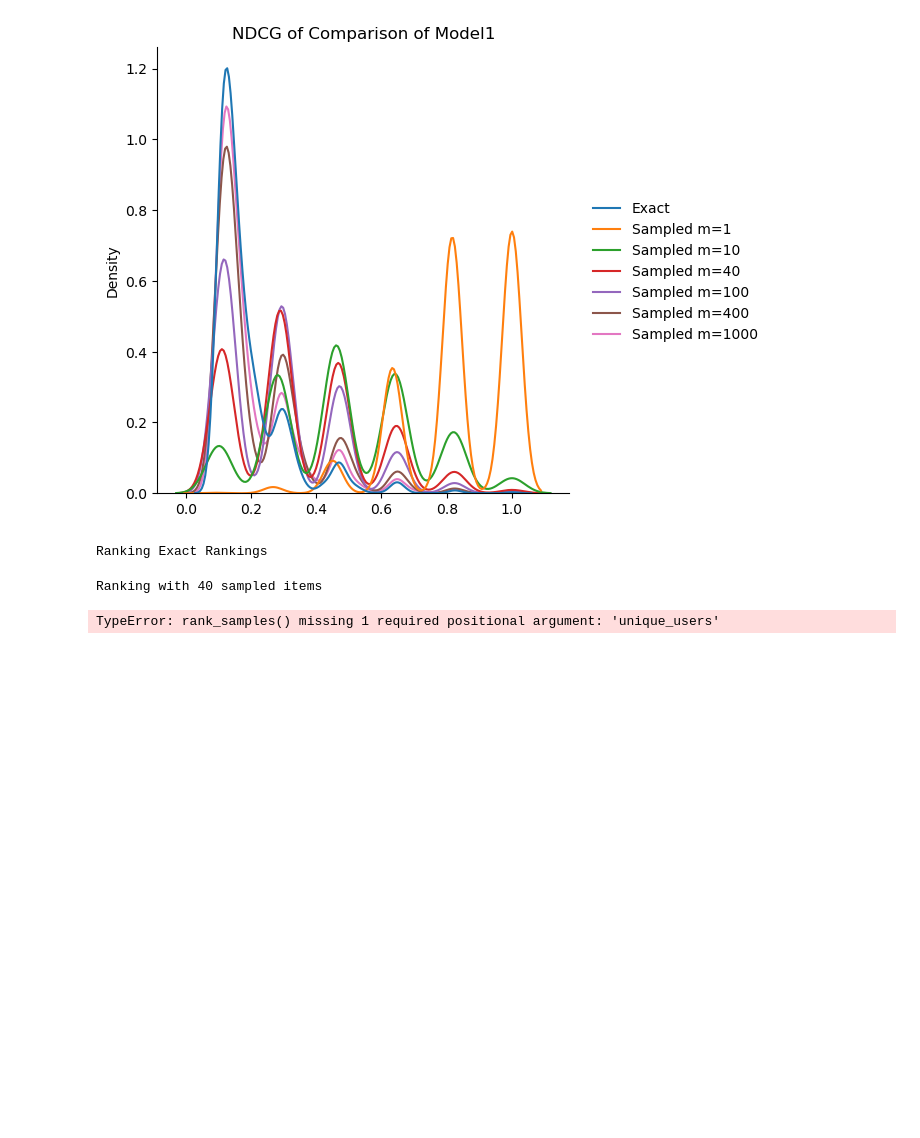
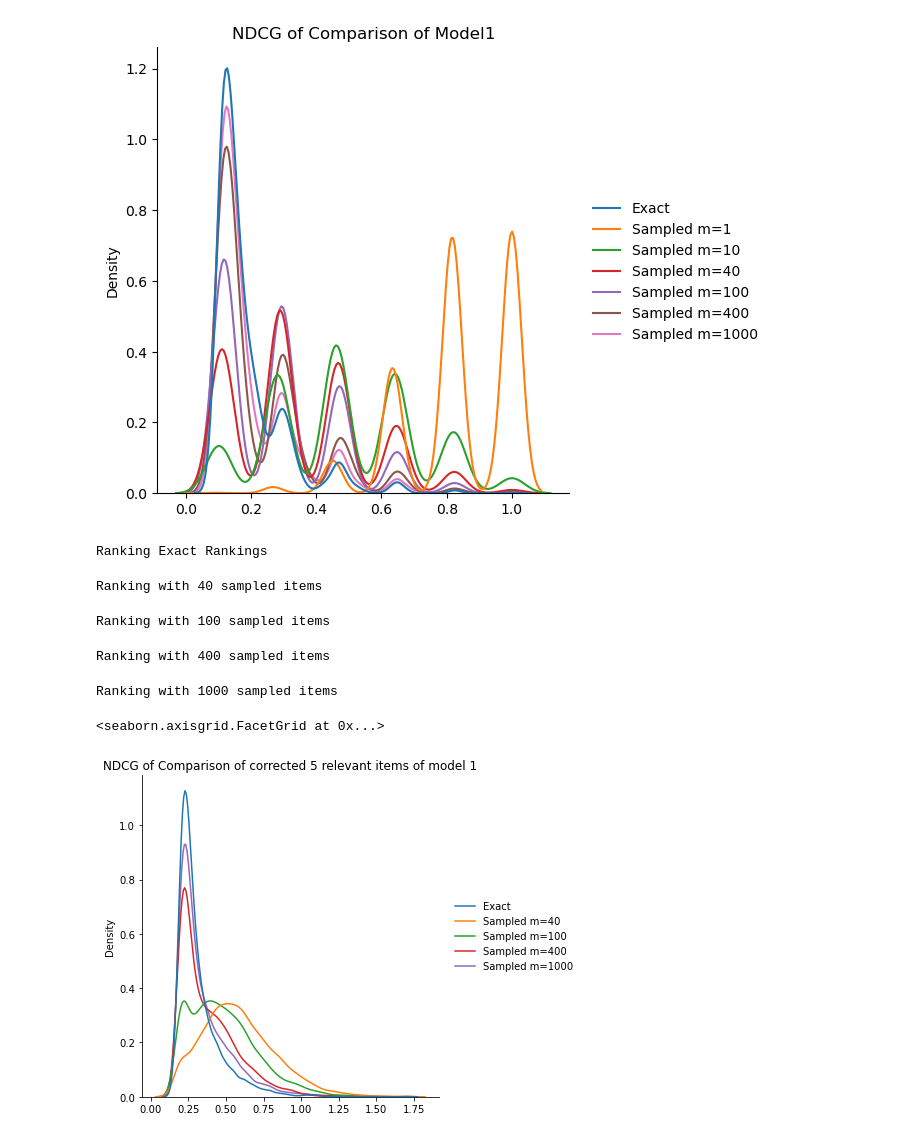
Before and after one commit to Poonyapat-S/SamplingBias, a Jupyter notebook: Test-sampling.ipynb, the cells around one changed output. Saved outputs shown, nothing was run; the diff lists cells and outputs as text; code cells hidden in the pictures; blank space fills up the shorter version.

```diff
--- a/Test-sampling.ipynb
+++ b/Test-sampling.ipynb
@@ -447,17 +447,21 @@ Ranking with 1000 sampled items
 # %%
 import seaborn as sns
 ndcg_df = pd.DataFrame()
 print("Ranking Exact Rankings")
-ndcg_df["Exact"] = rank_all(n_rel=5, model=model1)
+ndcg_df["Exact"] = ranking(n_rel=5, model=model1)
 print()
 # n_ranking = len(ndcg_df["Exact"])
 for i in [40, 100, 400, 1000]:
     print(f"Ranking with {i} sampled items")
 #     ndcgs = np.pad(ndcgs, mode='constant')
-    ndcg_df[f"Sampled m={i}"] = rank_samples(n_rel=5, n_samples=i, model=model1, correct=True)
+    ndcg_df[f"Sampled m={i}"] = ranking(n_rel=5, n_samples=i, model=model1, correct=True)
     print()
 sns.displot(ndcg_df, kind='kde').set(title="NDCG of Comparison of corrected 5 relevant items of model 1")
 # %% [output]
 Ranking Exact Rankings
 Ranking with 40 sampled items
-TypeError: rank_samples() missing 1 required positional argument: 'unique_users'
+Ranking with 100 sampled items
+Ranking with 400 sampled items
+Ranking with 1000 sampled items
+<seaborn.axisgrid.FacetGrid at 0x...>
+[figure, added]
```
Also changed, not shown: parts of 2 cells of this notebook.
